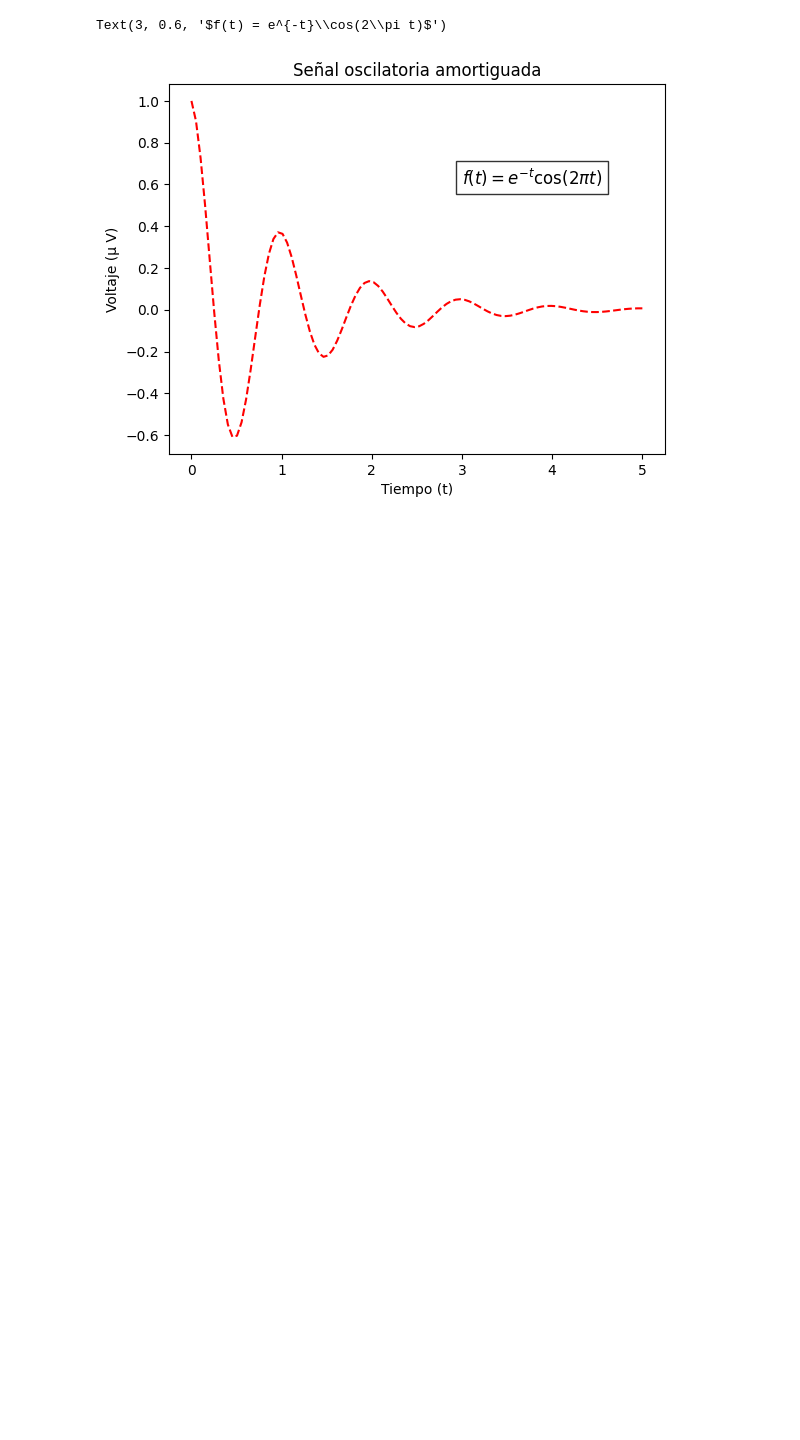
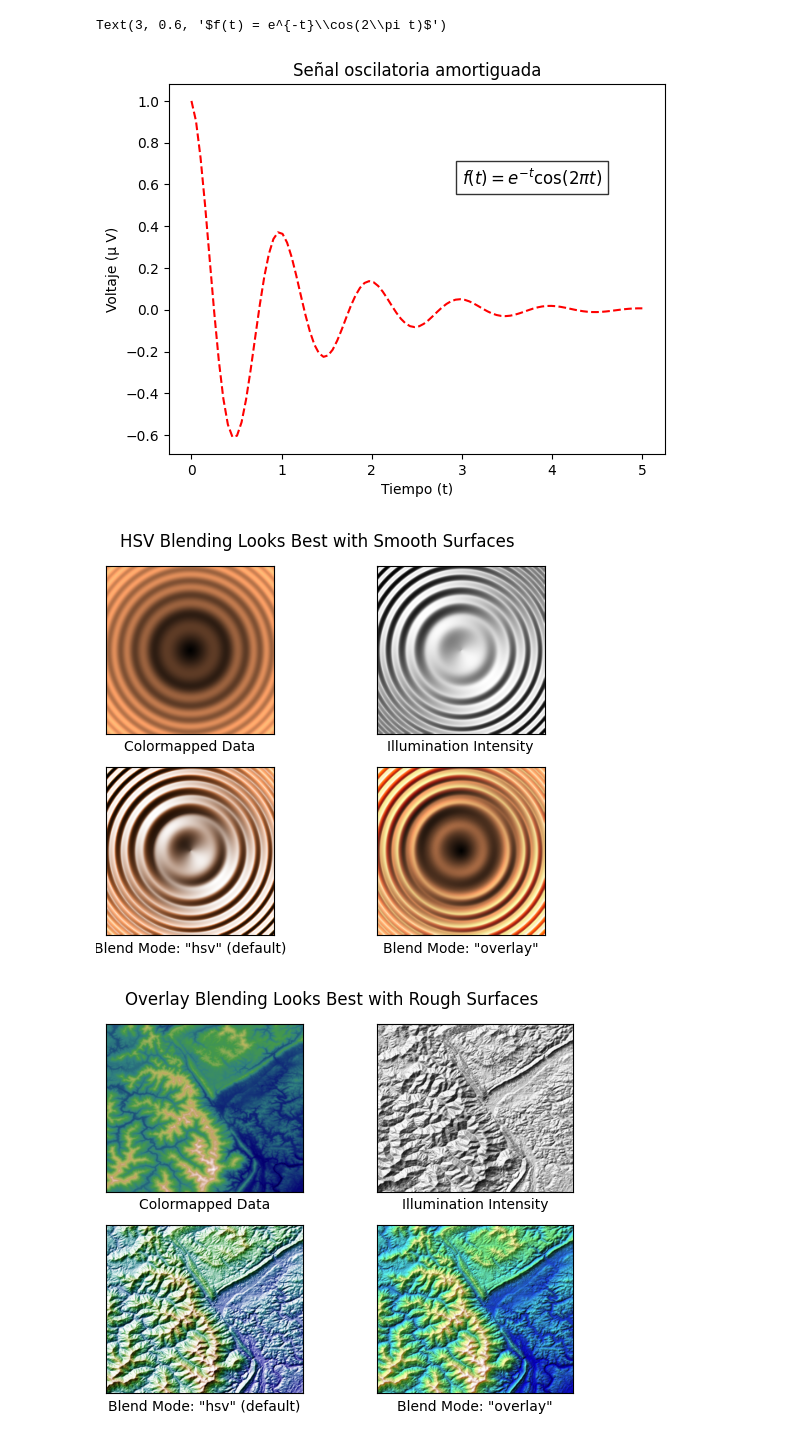
Before and after one commit to GeraMaple/IA-2026-1, a Jupyter notebook: tareas/Introducción a Numpy y Matplotlib.ipynb, the cells around one changed output. Saved outputs shown, nothing was run; the diff lists cells and outputs as text; code cells hidden in the pictures; blank space fills up the shorter version.

```diff
--- a/tareas/Introducción a Numpy y Matplotlib.ipynb
+++ b/tareas/Introducción a Numpy y Matplotlib.ipynb
@@ -595,3 +595,61 @@ plt.text(3, 0.6, r'$f(t) = e^{-t}\cos(2\pi t)$',
 # %% [output]
 Text(3, 0.6, '$f(t) = e^{-t}\\cos(2\\pi t)$')
 [figure]
+# %%
+#Problema 4
+#Una vez funcionando, comenta cada linea de código dejando bien claro en español y con tus palabras que es lo que hace cada una de las lineas.
+
+import numpy as np
+import matplotlib.pyplot as plt
+from matplotlib.colors import LightSource
+from matplotlib.cbook import get_sample_data
+
+
+def main():
+    # Test data
+    x, y = np.mgrid[-5:5:0.05, -5:5:0.05] #Crea una malla bidimensional que va de -5 a 5, aumentando 0.05 en cada punto
+    z = 5 * (np.sqrt(x**2 + y**2) + np.sin(x**2 + y**2)) #Función de la superficie ondulada
+
+    filename = get_sample_data('jacksboro_fault_dem.npz', asfileobj=False) #Ruta a un archivo de ejemplo
+    with np.load(filename) as dem:
+        elev = dem['elevation'] #Extrae la matriz llamada 'elevation'
+
+    fig = compare(z, plt.cm.copper) #Se usara el clor copper para representar los datos de z
+    fig.suptitle('HSV Blending Looks Best with Smooth Surfaces', y=0.95) #Título de la figura
+
+    fig = compare(elev, plt.cm.gist_earth, ve=0.05) #Datos elev representados mediante el tipo de terreno gist_earth
+    fig.suptitle('Overlay Blending Looks Best with Rough Surfaces', y=0.95) #Titulo de la figura
+
+    plt.show()
+
+
+def compare(z, cmap, ve=1):
+    # Create subplots and hide ticks
+    fig, axes = plt.subplots(ncols=2, nrows=2) #Figura con 4 gráficos diferentes
+    for ax in axes.flat:
+        ax.set(xticks=[], yticks=[]) #Elimina las marcas de los ejes
+
+    # Illuminate the scene from the northwest
+    ls = LightSource(azdeg=315, altdeg=45) #Crea una luz y su dirección
+
+    axes[0, 0].imshow(z, cmap=cmap) #Elimina las marcas de los ejes
+    axes[0, 0].set(xlabel='Colormapped Data') #Etqueta
+
+    axes[0, 1].imshow(ls.hillshade(z, vert_exag=ve), cmap='gray') #Calcula la intensidad de luz y sombra, color gris
+    axes[0, 1].set(xlabel='Illumination Intensity') #Etiqueta
+
+    rgb = ls.shade(z, cmap=cmap, vert_exag=ve, blend_mode='hsv') #Aplica iluminación
+    axes[1, 0].imshow(rgb) #Muestra el resultado iluminado
+    axes[1, 0].set(xlabel='Blend Mode: "hsv" (default)')
+
+    rgb = ls.shade(z, cmap=cmap, vert_exag=ve, blend_mode='overlay') #Aplica otro tipo de mezcla de colores
+    axes[1, 1].imshow(rgb) #Muestra el resultado iluminado
+    axes[1, 1].set(xlabel='Blend Mode: "overlay"')
+
+    return fig #Devuelve la figura
+
+if __name__ == '__main__': #Ejecuta main si el archivo se corre directamente
+    main()
+# %% [output]
+[figure, added]
+[figure, added]
```
